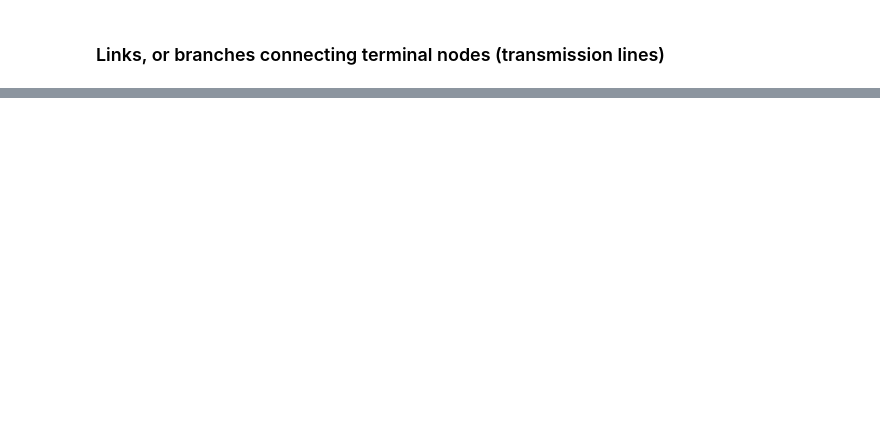
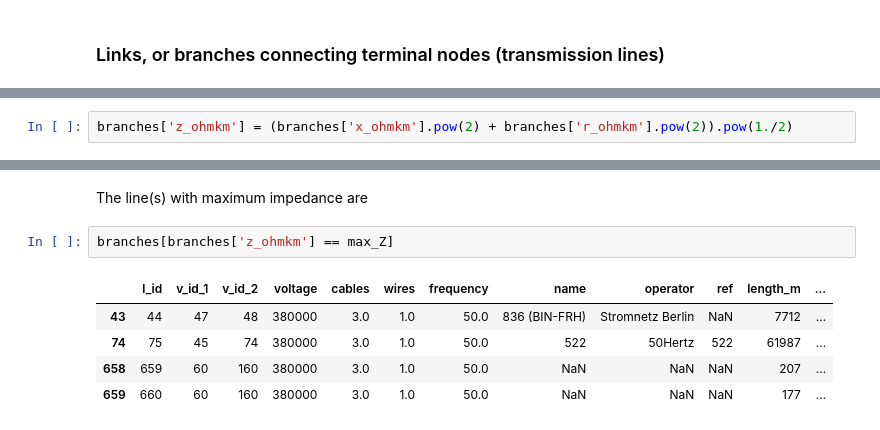
Before and after one commit to smartwiresinc/training, a Jupyter notebook: 02-hey-jupyter/scigrid.ipynb, the cells around one changed output, grey strips where cells are left out. Saved outputs shown, nothing was run; the diff lists cells and outputs as text; blank space fills up the shorter version.

```diff
--- a/02-hey-jupyter/scigrid.ipynb
+++ b/02-hey-jupyter/scigrid.ipynb
@@ -28,0 +176,2 @@ Use this area for the exercises.
+# %%
+branches['z_ohmkm'] = (branches['x_ohmkm'].pow(2) + branches['r_ohmkm'].pow(2)).pow(1./2)
@@ -28,0 +185,10 @@ Use this area for the exercises.
+# %% [markdown]
+The line(s) with maximum impedance are
+# %%
+branches[branches['z_ohmkm'] == max_Z]
+# %% [output]
+|  | l_id | v_id_1 | v_id_2 | voltage | cables | wires | frequency | name | operator | ref | length_m | ... |
+| 43 | 44 | 47 | 48 | 380000 | 3.0 | 1.0 | 50.0 | 836 (BIN-FRH) | Stromnetz Berlin | NaN | 7712 | ... |
+| 74 | 75 | 45 | 74 | 380000 | 3.0 | 1.0 | 50.0 | 522 | 50Hertz | 522 | 61987 | ... |
+| 658 | 659 | 60 | 160 | 380000 | 3.0 | 1.0 | 50.0 | NaN | NaN | NaN | 207 | ... |
+| 659 | 660 | 60 | 160 | 380000 | 3.0 | 1.0 | 50.0 | NaN | NaN | NaN | 177 | ... |
```
Also changed, not shown: parts of 34 cells of this notebook.
